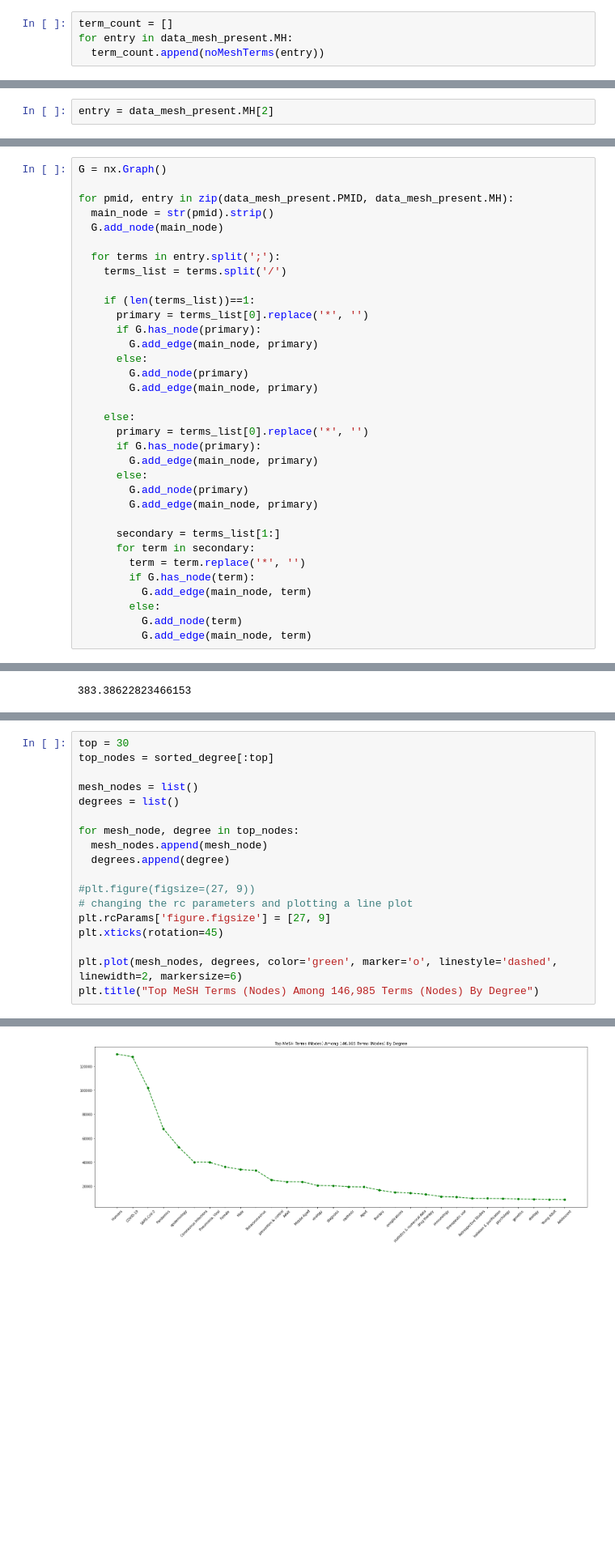
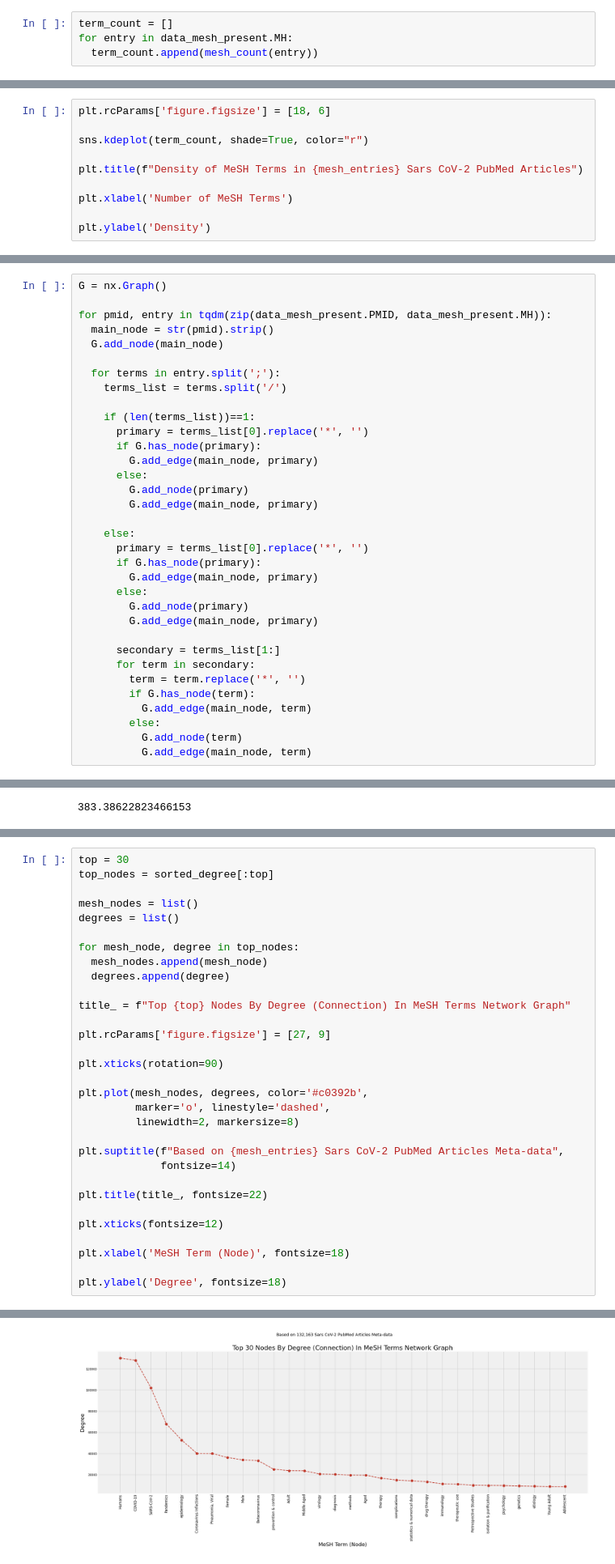
Before and after one commit to akshayonly/twohundredthousand-covid-19-literature, a Jupyter notebook: sars_cov_2_pubmed_mesh_terms_network_analysis_viz.ipynb, the cells around one changed output, grey strips where cells are left out. Shown at 81% size. Drawn from its saved outputs; the diff is of its cells as text; blank space fills up the shorter version.

```diff
--- a/sars_cov_2_pubmed_mesh_terms_network_analysis_viz.ipynb
+++ b/sars_cov_2_pubmed_mesh_terms_network_analysis_viz.ipynb
@@ -112,4 +117,4 @@ def noMeshTerms(entry):
 # %%
 term_count = []
 for entry in data_mesh_present.MH:
-  term_count.append(noMeshTerms(entry))
+  term_count.append(mesh_count(entry))
@@ -129,2 +120,0 @@ np.mean(term_count)
-# %%
-entry = data_mesh_present.MH[2]
@@ -130,0 +127,10 @@ entry = data_mesh_present.MH[2]
+# %%
+plt.rcParams['figure.figsize'] = [18, 6]
+
+sns.kdeplot(term_count, shade=True, color="r")
+
+plt.title(f"Density of MeSH Terms in {mesh_entries} Sars CoV-2 PubMed Articles")
+
+plt.xlabel('Number of MeSH Terms')
+
+plt.ylabel('Density')
@@ -131,7 +142,7 @@ entry = data_mesh_present.MH[2]
 # %%
 G = nx.Graph()
 
-for pmid, entry in zip(data_mesh_present.PMID, data_mesh_present.MH):
+for pmid, entry in tqdm(zip(data_mesh_present.PMID, data_mesh_present.MH)):
   main_node = str(pmid).strip()
   G.add_node(main_node)
 
@@ -237,11 +246,24 @@ for mesh_node, degree in top_nodes:
   mesh_nodes.append(mesh_node)
   degrees.append(degree)
 
-#plt.figure(figsize=(27, 9))
-# changing the rc parameters and plotting a line plot
+title_ = f"Top {top} Nodes By Degree (Connection) In MeSH Terms Network Graph"
+
 plt.rcParams['figure.figsize'] = [27, 9]
-plt.xticks(rotation=45)
 
-plt.plot(mesh_nodes, degrees, color='green', marker='o', linestyle='dashed', linewidth=2, markersize=6)
-plt.title("Top MeSH Terms (Nodes) Among 146,985 Terms (Nodes) By Degree")
+plt.xticks(rotation=90)
+
+plt.plot(mesh_nodes, degrees, color='#c0392b',
+         marker='o', linestyle='dashed',
+         linewidth=2, markersize=8)
+
+plt.suptitle(f"Based on {mesh_entries} Sars CoV-2 PubMed Articles Meta-data",
+             fontsize=14)
+
+plt.title(title_, fontsize=22)
+
+plt.xticks(fontsize=12)
+
+plt.xlabel('MeSH Term (Node)', fontsize=18)
+
+plt.ylabel('Degree', fontsize=18)
 # %% [output]
@@ -249 +271 @@ Text(0.5, 1.0, 'Top MeSH Terms (Nodes) Among 146,985 Terms (Nodes) By Degree')
-[figure, old version]
+[figure, new version]
```
Also changed, not shown: parts of 39 cells of this notebook.
